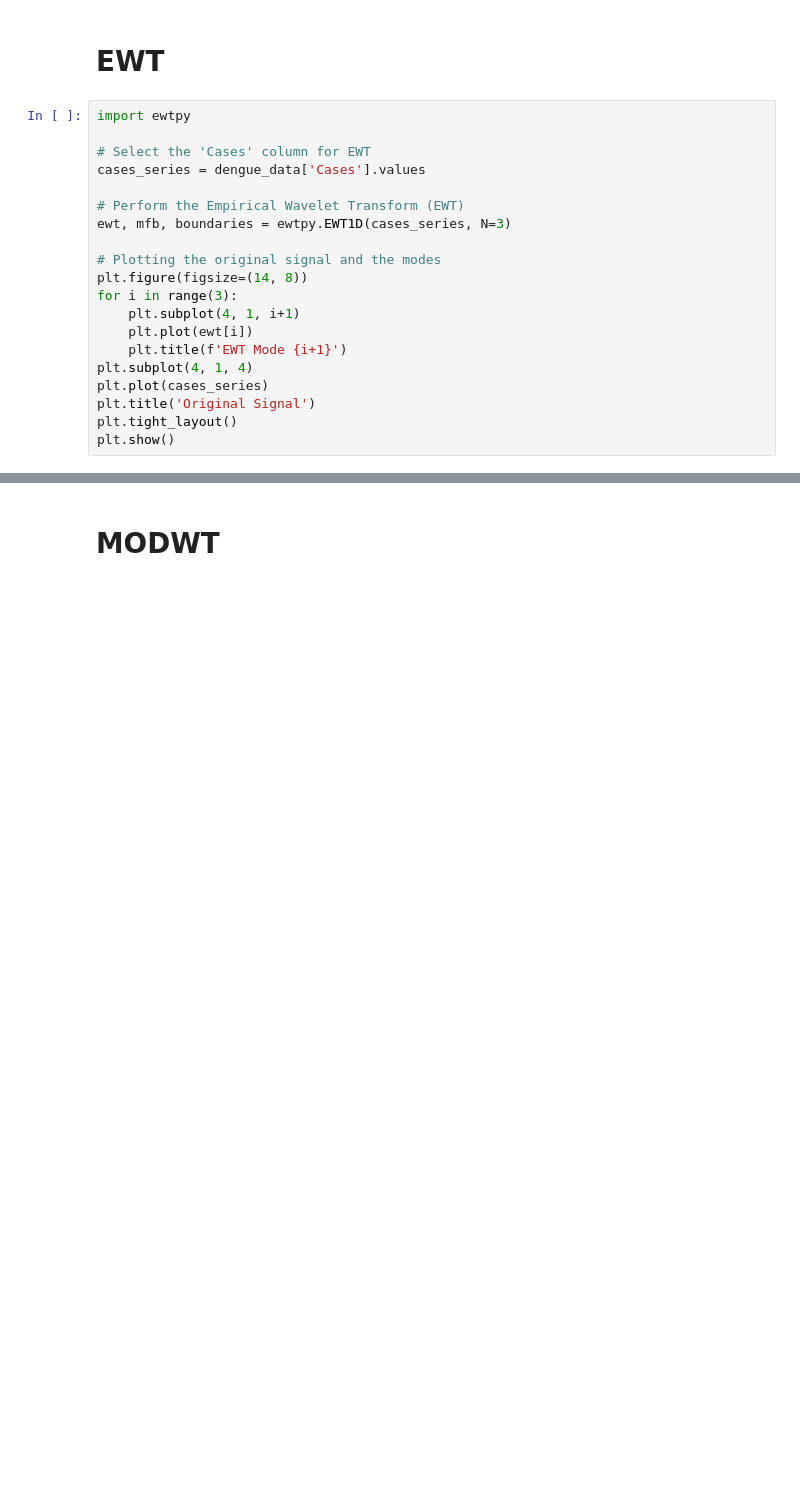
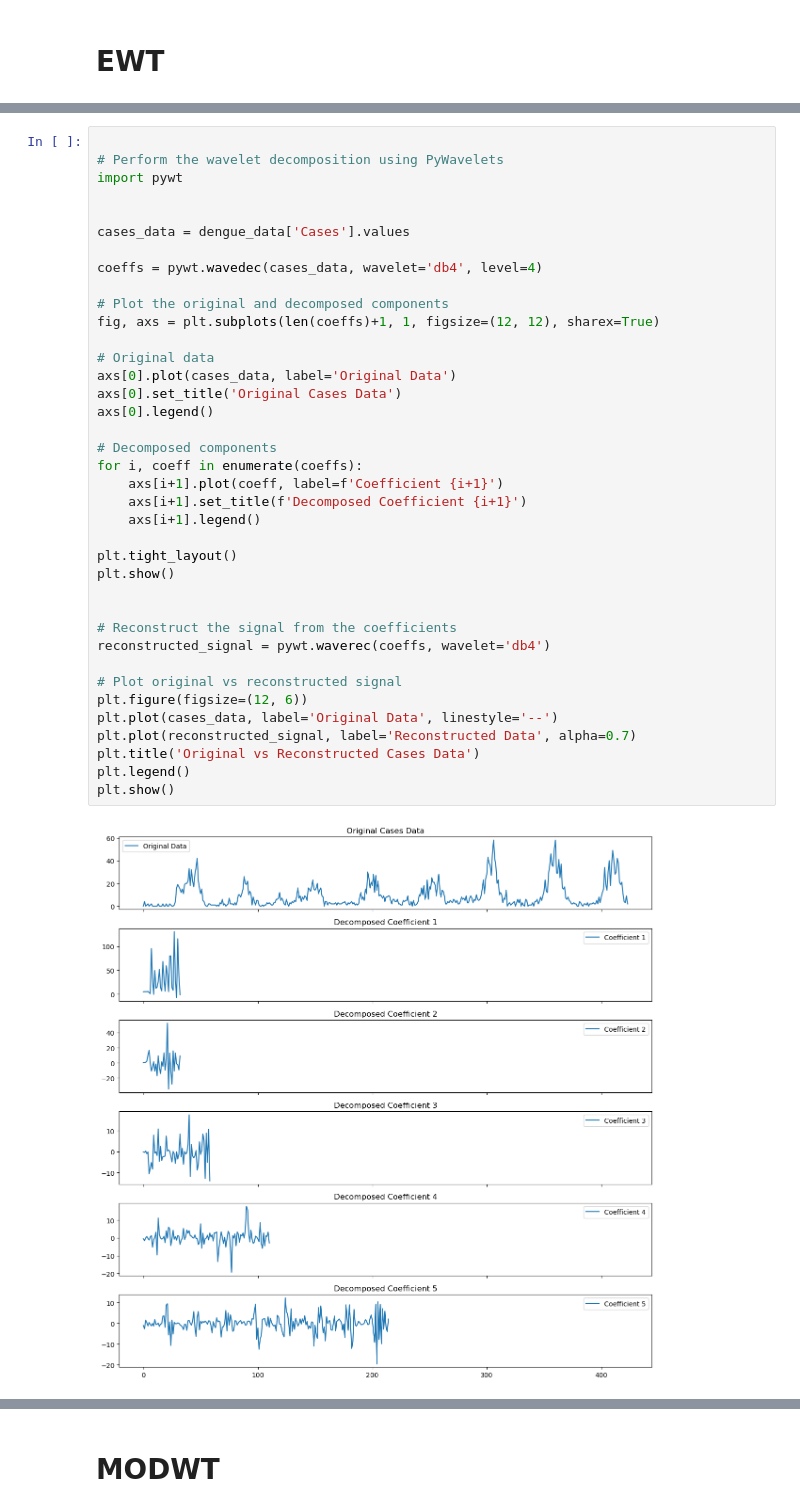
Before and after one commit to AmeyChoudhary/DPCN_Baby_Sharks, a Jupyter notebook: analysis.ipynb, the cells around one changed output, grey strips where cells are left out. Drawn from its saved outputs; the diff is of its cells as text; blank space fills up the shorter version.

```diff
--- a/analysis.ipynb
+++ b/analysis.ipynb
@@ -337,22 +217,2 @@ plt.show()
 # %% [markdown]
 # EWT
-# %%
-import ewtpy
-
-# Select the 'Cases' column for EWT
-cases_series = dengue_data['Cases'].values
-
-# Perform the Empirical Wavelet Transform (EWT)
-ewt, mfb, boundaries = ewtpy.EWT1D(cases_series, N=3)
-
-# Plotting the original signal and the modes
-plt.figure(figsize=(14, 8))
-for i in range(3):
-    plt.subplot(4, 1, i+1)
-    plt.plot(ewt[i])
-    plt.title(f'EWT Mode {i+1}')
-plt.subplot(4, 1, 4)
-plt.plot(cases_series)
-plt.title('Original Signal')
-plt.tight_layout()
-plt.show()
@@ -567,0 +219,40 @@ Epoch [25000/25000], Loss: 0.0028
+# %%
+
+# Perform the wavelet decomposition using PyWavelets
+import pywt
+
+
+cases_data = dengue_data['Cases'].values
+
+coeffs = pywt.wavedec(cases_data, wavelet='db4', level=4)
+
+# Plot the original and decomposed components
+fig, axs = plt.subplots(len(coeffs)+1, 1, figsize=(12, 12), sharex=True)
+
+# Original data
+axs[0].plot(cases_data, label='Original Data')
+axs[0].set_title('Original Cases Data')
+axs[0].legend()
+
+# Decomposed components
+for i, coeff in enumerate(coeffs):
+    axs[i+1].plot(coeff, label=f'Coefficient {i+1}')
+    axs[i+1].set_title(f'Decomposed Coefficient {i+1}')
+    axs[i+1].legend()
+
+plt.tight_layout()
+plt.show()
+
+
+# Reconstruct the signal from the coefficients
+reconstructed_signal = pywt.waverec(coeffs, wavelet='db4')
+
+# Plot original vs reconstructed signal
+plt.figure(figsize=(12, 6))
+plt.plot(cases_data, label='Original Data', linestyle='--')
+plt.plot(reconstructed_signal, label='Reconstructed Data', alpha=0.7)
+plt.title('Original vs Reconstructed Cases Data')
+plt.legend()
+plt.show()
+# %% [output]
+[figure, added]
```
Also changed, not shown: parts of 20 cells of this notebook, 2 other files.
